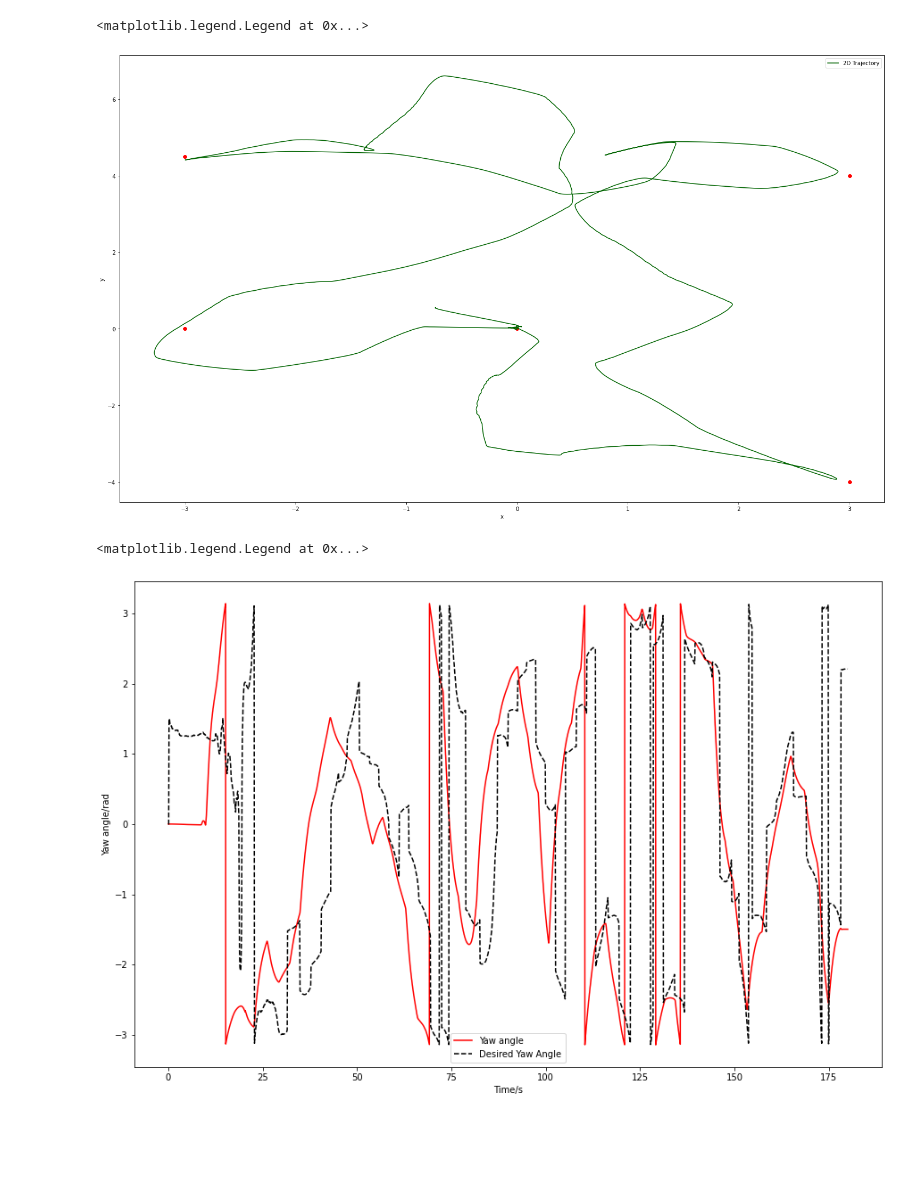
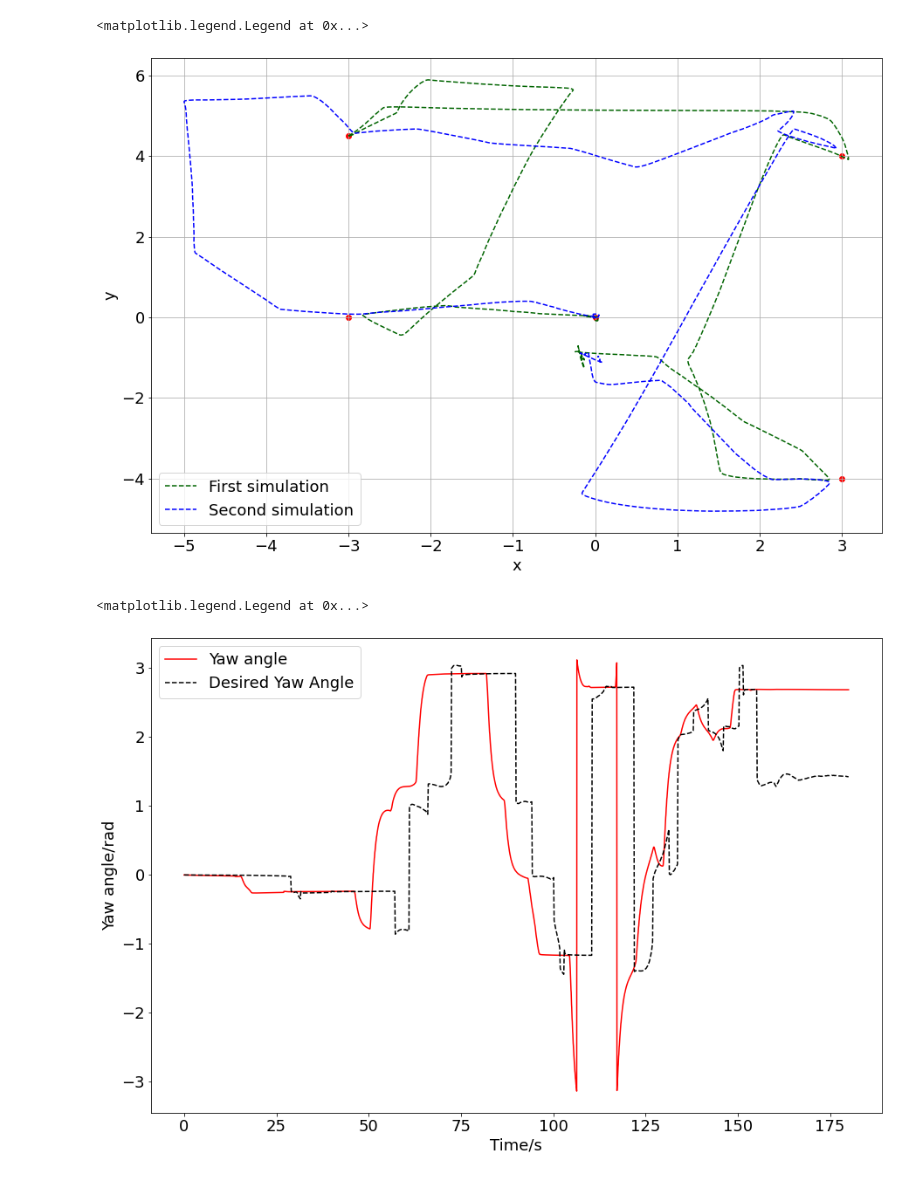
Before and after one commit to MaltheT/amr_project, a Jupyter notebook: term_project/data/plot.ipynb, the cells around one changed output. Cells and saved outputs as stored; diff of their text form; code cells hidden in the pictures; blank space fills up the shorter version.

```diff
--- a/term_project/data/plot.ipynb
+++ b/term_project/data/plot.ipynb
@@ -1,6 +1,11 @@
 # %%
 import matplotlib.pyplot as plt
+import csv
 import numpy as np
 import pylab
+from mpl_toolkits.axes_grid1 import Divider, Size
+from mpl_toolkits import mplot3d
+
 
 plt.rcParams['figure.figsize'] = [10, 5]
+plt.rcParams.update({'font.size': 18})
@@ -142,32 +151,34 @@ ax.scatter3D(x_data_m, y_data_m, z_data_m, color='darkgreen', alpha=0.1)
 """
 2D trajectory of the path
 """
-pylab.rcParams['figure.figsize'] = (25, 15)
+pylab.rcParams['figure.figsize'] = (15, 10)
 
 #plotting the figure
-plt.plot(x_data_m, y_data_m, color='darkgreen', label='2D Trajectory')
+plt.plot(x_data_sm, y_data_sm, color='darkgreen', linestyle='dashed', label='First simulation')
+plt.plot(x_data, y_data, color='blue',linestyle='dashed', label='Second simulation')
 plt.xlabel('x')
 plt.ylabel('y')
 plt.scatter(waypoints_x, waypoints_y, color='red')
+plt.grid()
 plt.legend()
 # %% [output]
 <matplotlib.legend.Legend at 0x...>
-[figure, old version]
+[figure, new version]
 # %%
 """
 Difference between yaw angle and desired angle
 """
 
-t_yaw = np.linspace(0, simtime, len(yaw_m))
-t_ref = np.linspace(0, simtime, len(desired_angle_m))
+t_yaw = np.linspace(0, simtime, len(yaw_sm))
+t_ref = np.linspace(0, simtime, len(desired_angle_sm))
 
 pylab.rcParams['figure.figsize'] = (15, 10)
 
-plt.plot(t_yaw, yaw_m, color='red', label='Yaw angle')
-plt.plot(t_ref, desired_angle_m, linestyle='dashed', color='black', label='Desired Yaw Angle')
+plt.plot(t_yaw, yaw_sm, color='red', label='Yaw angle')
+plt.plot(t_ref, desired_angle_sm, linestyle='dashed', color='black', label='Desired Yaw Angle')
 plt.xlabel('Time/s')
 plt.ylabel('Yaw angle/rad')
 plt.legend()
 # %% [output]
 <matplotlib.legend.Legend at 0x...>
-[figure, old version]
+[figure, new version]
```
Also changed, not shown: parts of 8 cells of this notebook, 23 other files.
